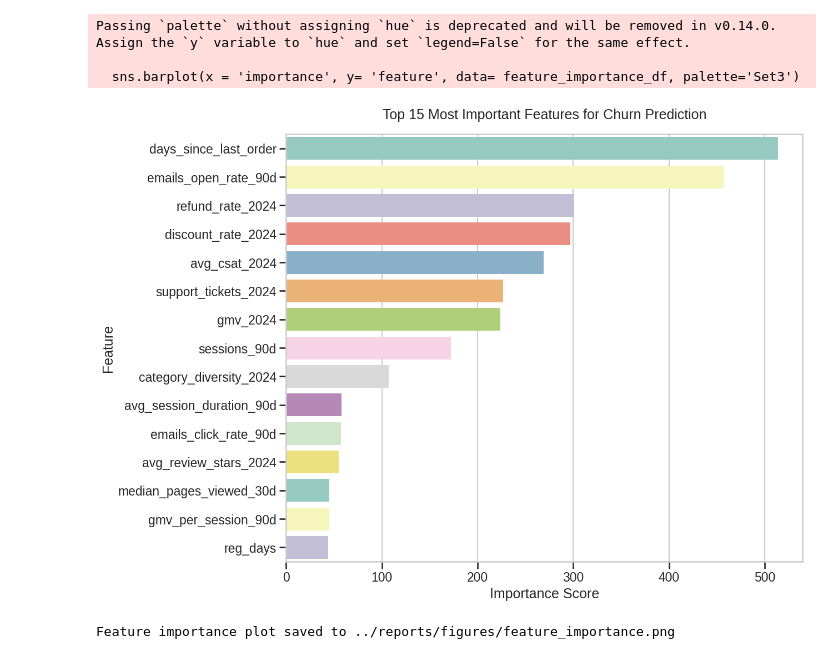
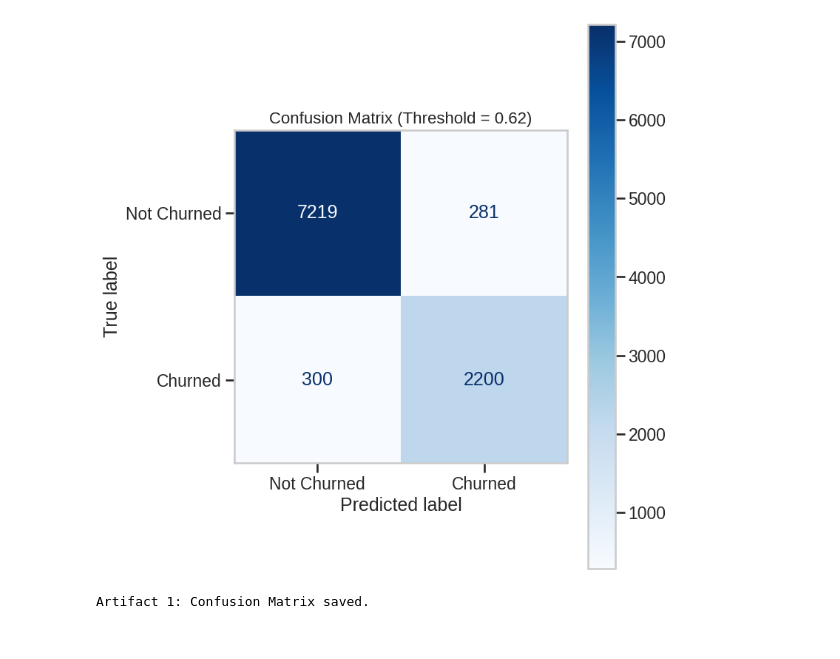
Before and after one commit to n1giahuy/techspire-churn-prediction, a Jupyter notebook: notebooks/04_Final_Evaluation.ipynb, the cells around one changed output. Drawn from its saved outputs; the diff is of its cells as text; code cells hidden in the pictures.

```diff
--- a/notebooks/04_Final_Evaluation.ipynb
+++ b/notebooks/04_Final_Evaluation.ipynb
@@ -42 +129,17 @@ Loaded Model: LGBMClassifier(random_state=42)
+# %%
+def predict_stacking(X, base_models, meta_model):
+    meta_features = {name: model.predict_proba(X)[:, 1] for name, model in base_models.items()}
+    meta_features_df = pd.DataFrame(meta_features)
+
+    final_proba = meta_model.predict_proba(meta_features_df)[:, 1]
+    return final_proba
+# %%
+y_pred_proba_test = predict_stacking(X_test, base_models, meta_model)
+y_pred_class_test = (y_pred_proba_test >= optimal_threshold).astype(int)
+
+accuracy = accuracy_score(y_test, y_pred_class_test)
+precision = precision_score(y_test, y_pred_class_test)
+recall = recall_score(y_test, y_pred_class_test)
+f1_macro = f1_score(y_test, y_pred_class_test, average='macro')
+roc_auc = roc_auc_score(y_test, y_pred_proba_test)
 # %%
@@ -136,25 +173,16 @@ Confusion matrix saved to ../reports/figures/confusion_matrix.png
-# %%
-importances = model.feature_importances_
-feature_names = X_test.columns
-
-feature_importance_df = pd.DataFrame({'feature': feature_names, 'importance': importances})
-
-feature_importance_df = feature_importance_df.sort_values(by = 'importance', ascending=False).head(15)
-
-plt.figure(figsize=(12, 10))
-sns.barplot(x = 'importance', y= 'feature', data= feature_importance_df, palette='Set3')
-plt.title("Top 15 Most Important Features for Churn Prediction", fontsize= 18, pad =20)
-plt.xlabel('Importance Score')
-plt.ylabel('Feature')
-
-figure_path = os.path.join(config.FIGURES_PATH, 'feature_importance.png')
-plt.savefig(figure_path, dpi = 300, bbox_inches='tight')
-
-plt.show()
-print(f"Feature importance plot saved to {figure_path}")
-# %% [output]
-Passing `palette` without assigning `hue` is deprecated and will be removed in v0.14.0. Assign the `y` variable to `hue` and set `legend=False` for the same effect.
-
-  sns.barplot(x = 'importance', y= 'feature', data= feature_importance_df, palette='Set3')
-[figure, removed]
-Feature importance plot saved to ../reports/figures/feature_importance.png
+# %%
+os.makedirs(config.FIGURES_PATH, exist_ok=True)
+
+cm = confusion_matrix(y_test, y_pred_class_test)
+disp = ConfusionMatrixDisplay(confusion_matrix=cm, display_labels=['Not Churned', 'Churned'])
+fig, ax = plt.subplots(figsize=(8, 8))
+ax.grid(False)
+disp.plot(ax=ax, cmap='Blues', values_format='d')
+plt.title(f'Confusion Matrix (Threshold = {optimal_threshold:.2f})', fontsize=16)
+plt.tight_layout()
+plt.savefig(os.path.join(config.FIGURES_PATH, 'final_confusion_matrix.png'))
+plt.show()
+print("Artifact 1: Confusion Matrix saved.")
+# %% [output]
+[figure, added]
+Artifact 1: Confusion Matrix saved.
```
Also changed, not shown: parts of 10 cells of this notebook, 7 other files.
